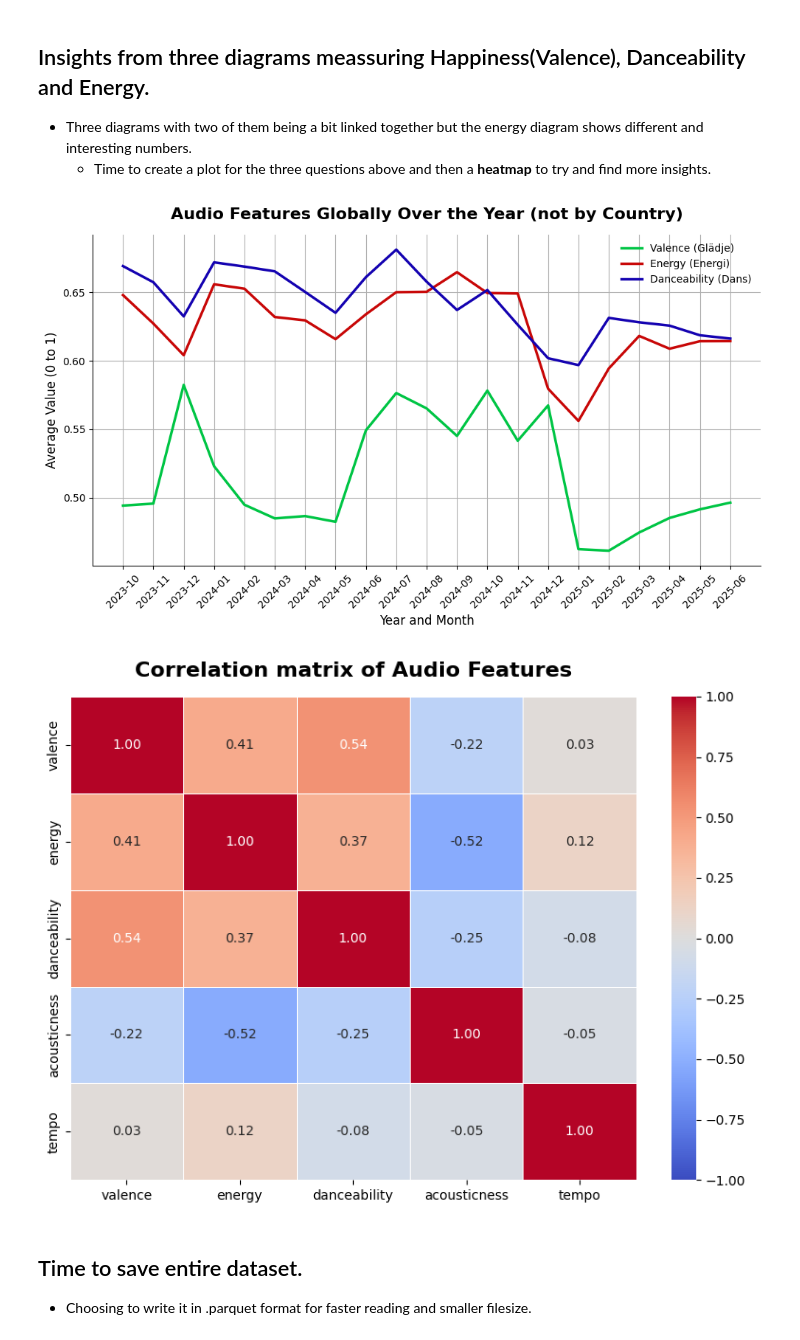
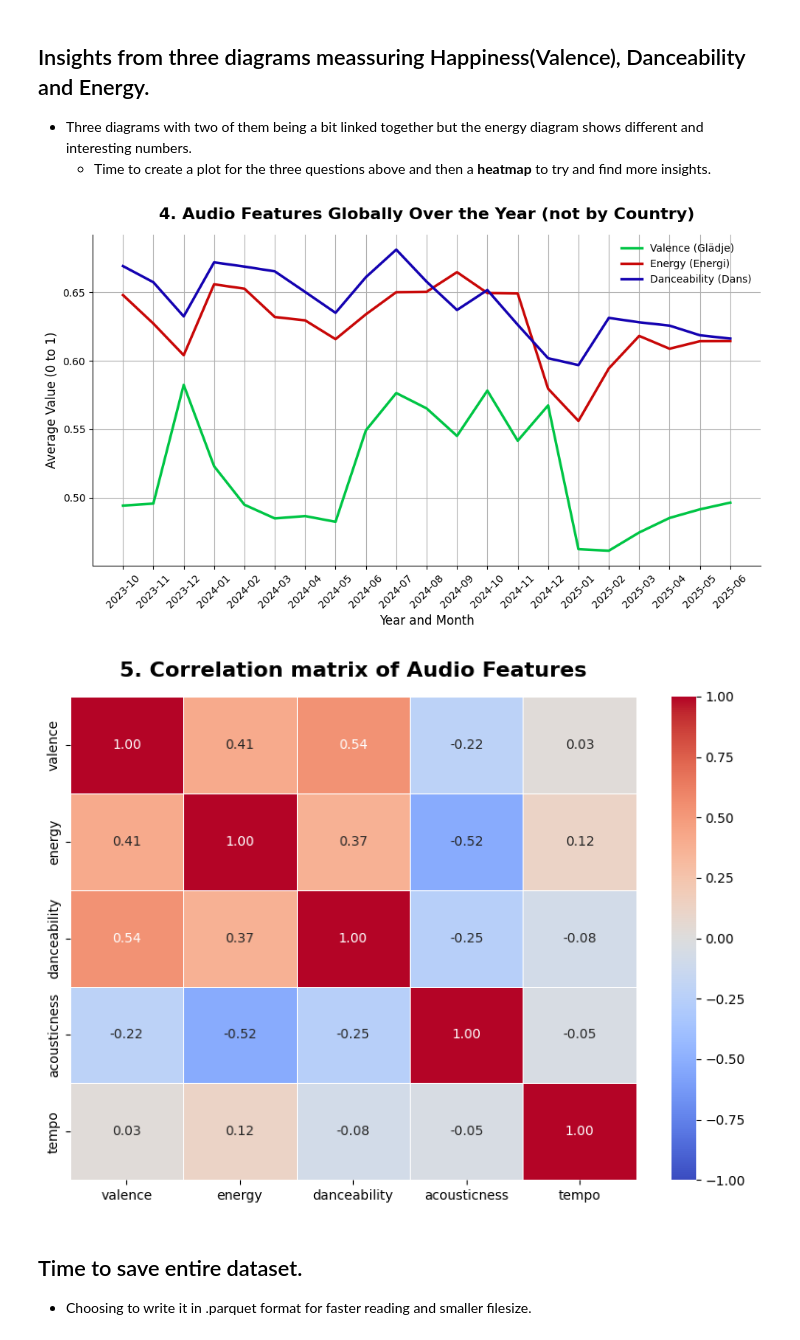
Before and after one commit to JohnnyHyytiainen/DEUX2025_music_project, a Jupyter notebook: notebooks/eda_global_johnny.ipynb, the cells around one changed output. Saved outputs shown, nothing was run; the diff lists cells and outputs as text; code cells hidden in the pictures.

```diff
--- a/notebooks/eda_global_johnny.ipynb
+++ b/notebooks/eda_global_johnny.ipynb
@@ -265,7 +223,7 @@ sns.lineplot(data=monthly_metrics, x="year_month", y="energy", label="Energy (En
 sns.lineplot(data=monthly_metrics, x="year_month", y="danceability", label="Danceability (Dans)", color="#1503B1", linewidth=2.5, ax=ax)
 
 # Formatering på hur jag vill att allting ska se ut.
-ax.set_title('Audio Features Globally Over the Year (not by Country)', fontsize=16, fontweight='bold', pad=15)
+ax.set_title('4. Audio Features Globally Over the Year (not by Country)', fontsize=16, fontweight='bold', pad=15)
 ax.set_xlabel('Year and Month', fontsize=12)
 ax.set_ylabel('Average Value (0 to 1)', fontsize=12)
 plt.xticks(rotation=45)
@@ -280,25 +238,25 @@ ax.spines['right'].set_visible(False)
 plt.tight_layout()
 plt.show()
 # %% [output]
-[figure, old version]
+[figure, new version]
 # %%
 # Plocka bara ut de numeriska ljud kolumnerna ifrån datasettet
 audio_cols = ["valence", "energy", "danceability", "acousticness", "tempo"]
 df_audio = df_global[audio_cols]
 
 # Räkna ut korrelationsmatrisen
 correlation_matrix = df_audio.corr()
 
 # Plotta en Heatmap med Seaborn
 fig, ax = plt.subplots(figsize=(8, 6))
 sns.heatmap(correlation_matrix, annot=True, cmap="coolwarm", vmin=-1, vmax=1, fmt=".2f", linewidths=0.5, ax=ax)
 
-ax.set_title('Correlation matrix of Audio Features', fontsize=16, fontweight='bold', pad=15)
+ax.set_title('5. Correlation matrix of Audio Features', fontsize=16, fontweight='bold', pad=15)
 
 plt.tight_layout()
 plt.show()
 # %% [output]
-[figure, old version]
+[figure, new version]
 # %% [markdown]
 ## Time to save entire dataset.
 - Choosing to write it in .parquet format for faster reading and smaller filesize.
```
Also changed, not shown: parts of 6 cells of this notebook, 16 other files.
